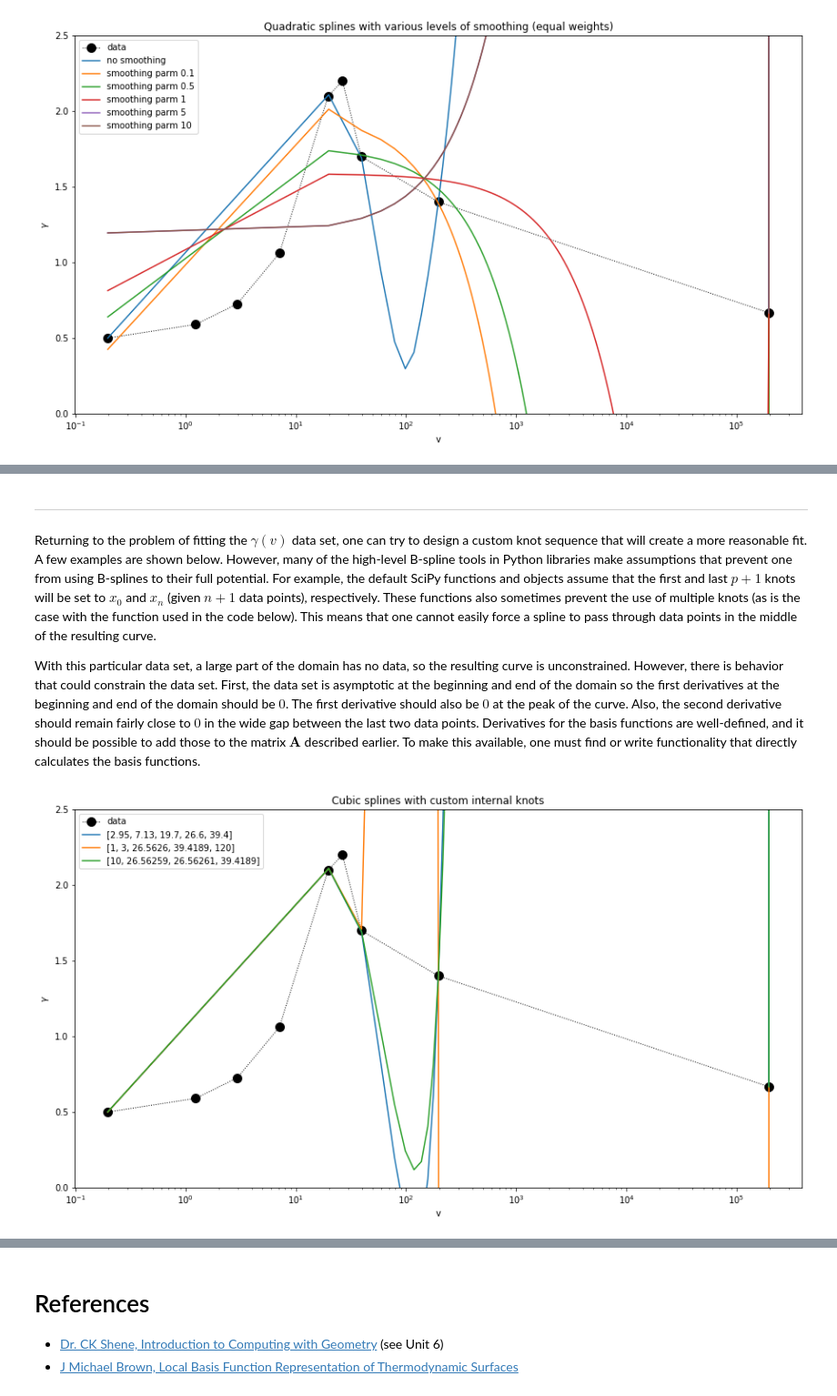
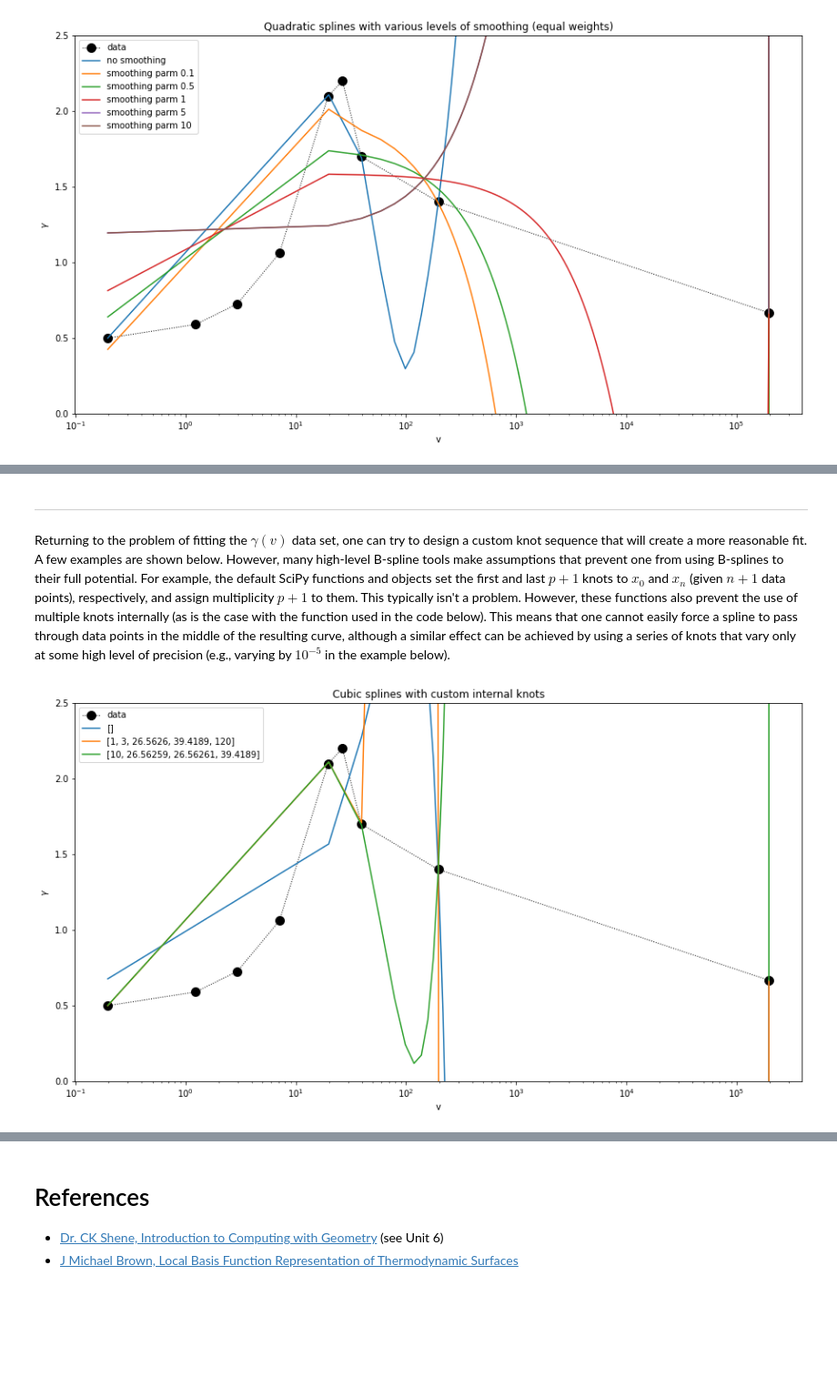
Before and after one commit to pennythewho/Curvallis, a Jupyter notebook: examples/experimental/B-Spline Fitting with Sparse Data.ipynb, the cells around one changed output, grey strips where cells are left out. Shown: that part at 91% size. Drawn from its saved outputs; the diff is of its cells as text; code cells hidden in the pictures; blank space fills up the shorter version.

Commit message:
corrections and clarifications to B-spline primer notebook

```diff
--- a/examples/experimental/B-Spline Fitting with Sparse Data.ipynb
+++ b/examples/experimental/B-Spline Fitting with Sparse Data.ipynb
@@ -524,29 +532,27 @@ which at $u=b$ evaluates to $\mathbf{C}(u \mid b\leq u<c) \rvert_{u=b} = \mathbf
 # %% [markdown]
 ---
 
-Returning to the problem of fitting the $\gamma(v)$ data set, one can try to design a custom knot sequence that will create a more reasonable fit.  A few examples are shown below.  However, many of the high-level B-spline tools in Python libraries make assumptions that prevent one from using B-splines to their full potential.  For example, the default SciPy functions and objects assume that the first and last $p+1$ knots will be set to $x_0$ and $x_n$ (given $n+1$ data points), respectively.  These functions also sometimes prevent the use of multiple knots (as is the case with the function used in the code below).  This means that one cannot easily force a spline to pass through data points in the middle of the resulting curve.
-
-With this particular data set, a large part of the domain has no data, so the resulting curve is unconstrained.  However, there is behavior that could constrain the data set.  First, the data set is asymptotic at the beginning and end of the domain so the first derivatives at the beginning and end of the domain should be $0$.  The first derivative should also be $0$ at the peak of the curve.  Also, the second derivative should remain fairly close to $0$ in the wide gap between the last two data points.  Derivatives for the basis functions are well-defined, and it should be possible to add those to the matrix $\mathbf{A}$ described earlier.  To make this available, one must find or write functionality that directly calculates the basis functions.
+Returning to the problem of fitting the $\gamma(v)$ data set, one can try to design a custom knot sequence that will create a more reasonable fit.  A few examples are shown below.  However, many high-level B-spline tools make assumptions that prevent one from using B-splines to their full potential.  For example, the default SciPy functions and objects set the first and last $p+1$ knots to $x_0$ and $x_n$ (given $n+1$ data points), respectively, and assign multiplicity $p+1$ to them.  This typically isn't a problem.  However, these functions also prevent the use of multiple knots internally (as is the case with the function used in the code below).  This means that one cannot easily force a spline to pass through data points in the middle of the resulting curve, although a similar effect can be achieved by using a series of knots that vary only at some high level of precision (e.g., varying by $10^{-5}$ in the example below).
 # %%
 plot_logx_data();
 plt.title('Cubic splines with custom internal knots')
 
 format_knot = lambda knt: '{:.3}'.format(knt)
 
 p=3
-defspl = interp.splrep(v,g,k=p,s=0)
+defspl = interp.splrep(v,g,k=p,s=1)
 iknts = defspl[0]
 plt.plot(v_eval, interp.splev(v_eval, defspl), label='['+', '.join(map(format_knot,iknts[p+1:-p-1]))+']')
 
 iknts = [1, 3, 26.5626, 39.4189, 120]
-smspl = interp.splrep(v, g, k=p, s=0, t=iknts)
+smspl = interp.splrep(v, g, k=p, s=1, t=iknts)
 plt.plot(v_eval, interp.splev(v_eval, smspl), label=iknts);
 
 iknts = [10, 26.56259, 26.56261, 39.4189]
-smspl = interp.splrep(v, g, k=p, s=0, t=iknts)
+smspl = interp.splrep(v, g, k=p, s=1, t=iknts)
 plt.plot(v_eval, interp.splev(v_eval, smspl), label=iknts);
 
 plt.legend(loc='upper left');
 #plt.autoscale()
 # %% [output]
-[figure, old version]
+[figure, new version]
```
Also changed, not shown: parts of 10 cells of this notebook.
